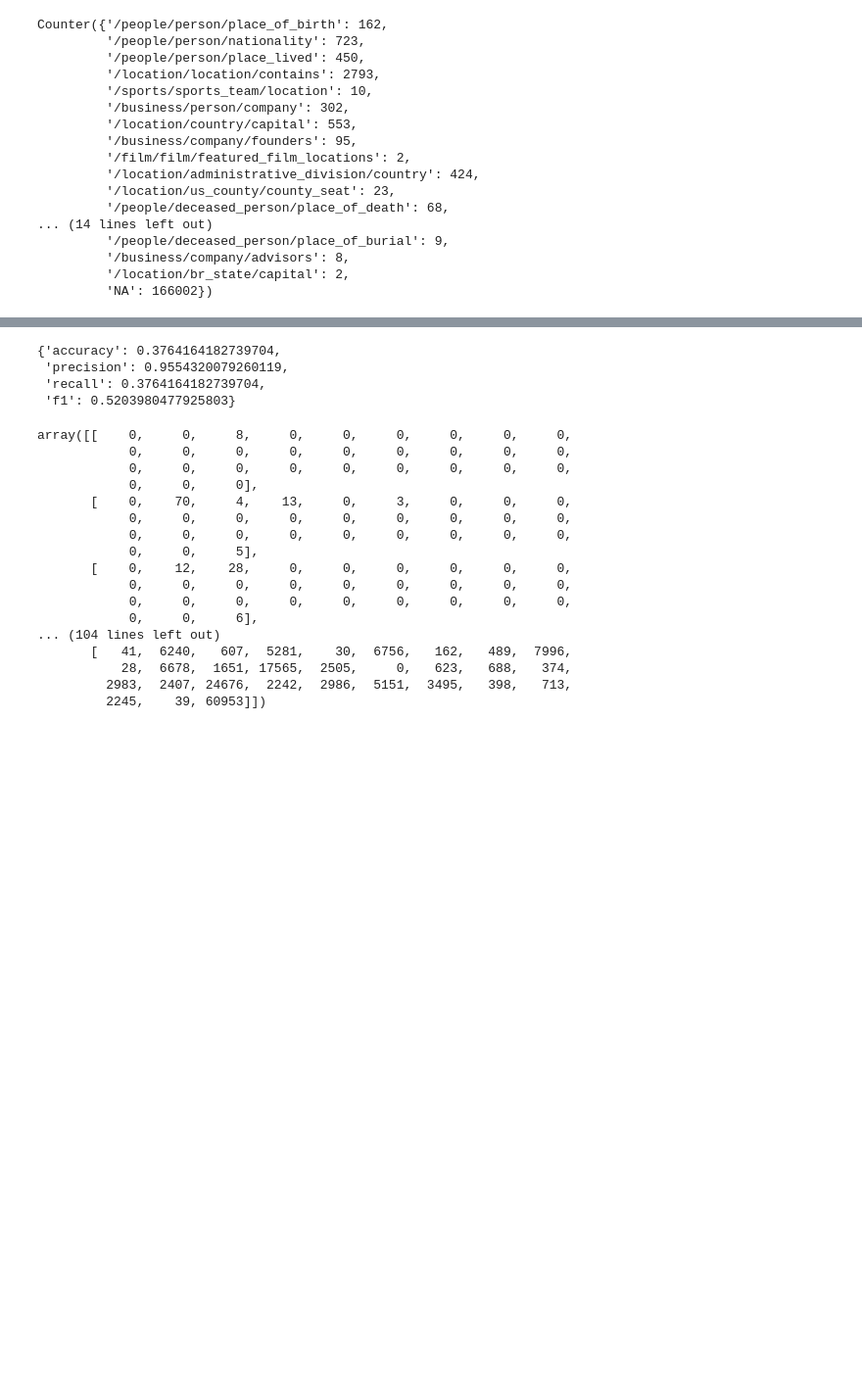
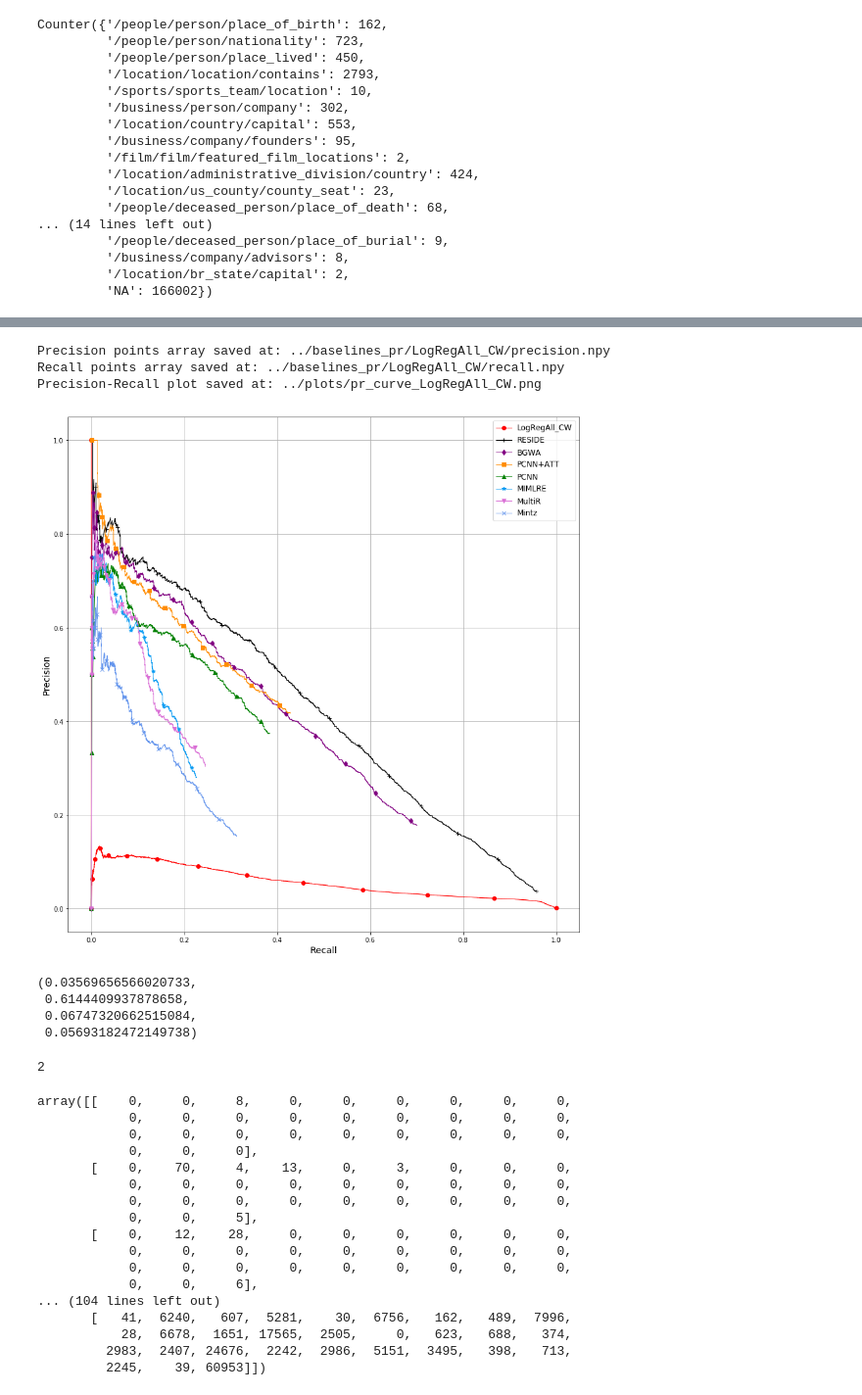
Before and after one commit to antonpetkoff/relation-extraction, a Jupyter notebook: notebooks/log_reg_word_embeddings_all.ipynb, the cells around one changed output, grey strips where cells are left out. Shown at 98% size. Drawn from its saved outputs; the diff is of its cells as text; code cells hidden in the pictures; blank space fills up the shorter version.

Commit message:
Draw and save precision recall curves

```diff
--- a/notebooks/log_reg_word_embeddings_all.ipynb
+++ b/notebooks/log_reg_word_embeddings_all.ipynb
@@ -111,3 +126,5 @@ Tokenizing head.words, tail.words and sentences...
 3  [0.10651433333333332, -0.028786888888888893, 0...
 4  [0.0343515, -0.01823760714285715, 0.0274138928...
 Shape of transformed input: (172442, 150)
+# %%
+pred_probas = model.predict_proba(df_test_x)
@@ -158,13 +193,3 @@ Counter({'/people/person/place_of_birth': 162,
 with open('../data/classes.json') as f:
     classes_json = json.load(f)
 classes = np.asarray(list(classes_json.keys()))
-# %%
-# Precision-Recall Curve
-precision, recall, threshold = evaluation.compute_precision_recall_curve(
-    y_true=df_test_y.values.reshape(-1, 1),
-    y_pred=predicted_labels.reshape(-1, 1),
-    classes=classes.reshape(-1, 1)
-)
-
-plt.rcParams["figure.figsize"] = (12, 12)
-visualization.plot_precision_recall_curve(precision, recall)
@@ -173,0 +215,17 @@ visualization.plot_precision_recall_curve(precision, recall)
+# %%
+from sklearn.metrics import average_precision_score
+from sklearn.preprocessing import OneHotEncoder
+
+
+def calc_average_precision_area(y_actual, y_pred_probs, classes):
+    one_hot_encoder = OneHotEncoder()
+    one_hot_encoder.fit(classes.reshape(-1, 1))
+
+    y_hot = np.array(one_hot_encoder.transform(y_actual).todense())
+    logit_list = y_pred_probs
+
+    # e[:-1] removes the last class which is NA
+    y_true   = np.array([e[:-1] for e in y_hot]).reshape((-1))
+    y_scores = np.array([e[:-1] for e in logit_list]).reshape((-1))
+    area_pr  = average_precision_score(y_true, y_scores)
+    return area_pr, y_true, y_scores
@@ -174,10 +278,35 @@ visualization.plot_precision_recall_curve(precision, recall)
+# %%
+def evaluate(y_actual, y_pred, y_pred_probs, classes, name):
+    precision, recall, f1 = calc_prec_recall_f1(y_actual, y_pred)
+    ap_area, y_true, y_scores = calc_average_precision_area(y_actual, y_pred_probs, classes)
+
+    plt.rcParams["figure.figsize"] = (12, 12)
+    plot_precision_recall_curve(y_true, y_scores, name).show()
+    return precision, recall, f1, ap_area
+# %%
+evaluate(
+    y_actual=gold_labels.values.reshape(-1, 1),
+    y_pred=predicted_labels,
+    y_pred_probs=pred_probas,
+    classes=classes,
+    name=NAME
+)
+# %% [output]
+Precision points array saved at: ../baselines_pr/LogRegAll_CW/precision.npy
+Recall points array saved at: ../baselines_pr/LogRegAll_CW/recall.npy
+Precision-Recall plot saved at: ../plots/pr_curve_LogRegAll_CW.png
+[figure, added]
+(0.03569656566020733,
+ 0.6144409937878658,
+ 0.06747320662515084,
+ 0.05693182472149738)
+# %%
+from matplotlib import markers
+markers.TICKUP
+# %% [output]
+2
 # %%
-evaluation.compute_score(predicted_labels, gold_labels, labels=classes)
+# evaluation.compute_score(predicted_labels, gold_labels, labels=classes)
-# %% [output]
-{'accuracy': 0.3764164182739704,
- 'precision': 0.9554320079260119,
- 'recall': 0.3764164182739704,
- 'f1': 0.5203980477925803}
 # %%
 from sklearn.metrics import confusion_matrix
 
```
Also changed, not shown: parts of 7 cells of this notebook, 5 other files.
